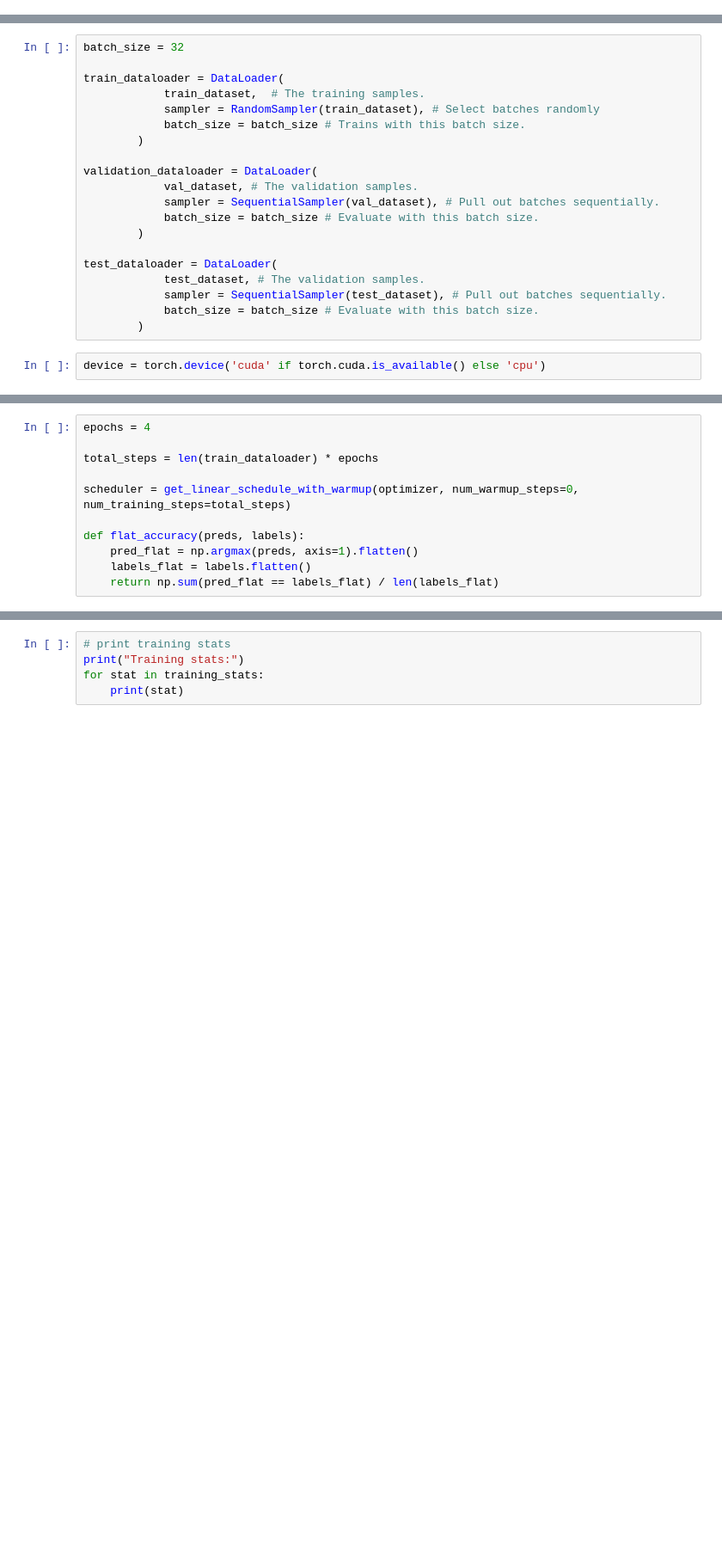
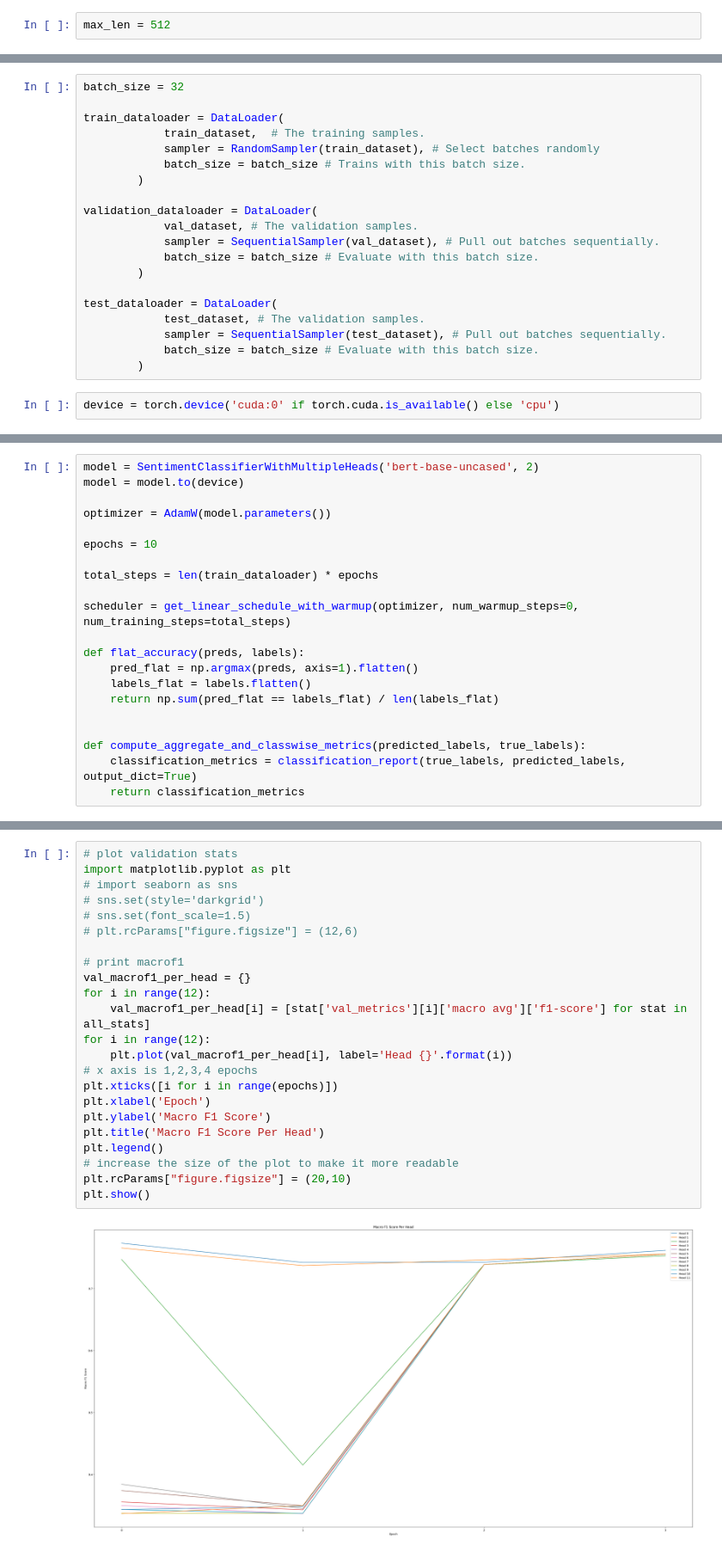
Before and after one commit to aflah02/MultipleHeadFT, a Jupyter notebook: bert_finetuning.ipynb, the cells around one changed output, grey strips where cells are left out. Shown at 86% size. Cells and saved outputs as stored; diff of their text form; blank space fills up the shorter version.

```diff
--- a/bert_finetuning.ipynb
+++ b/bert_finetuning.ipynb
@@ -60 +64,3 @@ Max sentence length:  66
+# %%
+max_len = 512
 # %%
@@ -142,4 +148,4 @@ test_dataloader = DataLoader(
             batch_size = batch_size # Evaluate with this batch size.
         )
 # %%
-device = torch.device('cuda' if torch.cuda.is_available() else 'cpu')
+device = torch.device('cuda:0' if torch.cuda.is_available() else 'cpu')
@@ -151,5 +231,10 @@ optimizer = AdamW(model.parameters())
 # %%
-epochs = 4
+model = SentimentClassifierWithMultipleHeads('bert-base-uncased', 2)
+model = model.to(device)
+
+optimizer = AdamW(model.parameters())
+
+epochs = 10
 
 total_steps = len(train_dataloader) * epochs
 
@@ -159,3 +244,8 @@ def flat_accuracy(preds, labels):
     pred_flat = np.argmax(preds, axis=1).flatten()
     labels_flat = labels.flatten()
     return np.sum(pred_flat == labels_flat) / len(labels_flat)
+
+
+def compute_aggregate_and_classwise_metrics(predicted_labels, true_labels):
+    classification_metrics = classification_report(true_labels, predicted_labels, output_dict=True)
+    return classification_metrics
@@ -262,5 +350,25 @@ print("Test Loss: {}".format(avg_test_loss))
-# %%
-# print training stats
-print("Training stats:")
-for stat in training_stats:
-    print(stat)
+# %%
+# plot validation stats
+import matplotlib.pyplot as plt
+# import seaborn as sns
+# sns.set(style='darkgrid')
+# sns.set(font_scale=1.5)
+# plt.rcParams["figure.figsize"] = (12,6)
+
+# print macrof1
+val_macrof1_per_head = {}
+for i in range(12):
+    val_macrof1_per_head[i] = [stat['val_metrics'][i]['macro avg']['f1-score'] for stat in all_stats]
+for i in range(12):
+    plt.plot(val_macrof1_per_head[i], label='Head {}'.format(i))
+# x axis is 1,2,3,4 epochs
+plt.xticks([i for i in range(epochs)])
+plt.xlabel('Epoch')
+plt.ylabel('Macro F1 Score')
+plt.title('Macro F1 Score Per Head')
+plt.legend()
+# increase the size of the plot to make it more readable
+plt.rcParams["figure.figsize"] = (20,10)
+plt.show()
+# %% [output]
+[figure, added]
```
Also changed, not shown: parts of 20 cells of this notebook, 1 other file.
